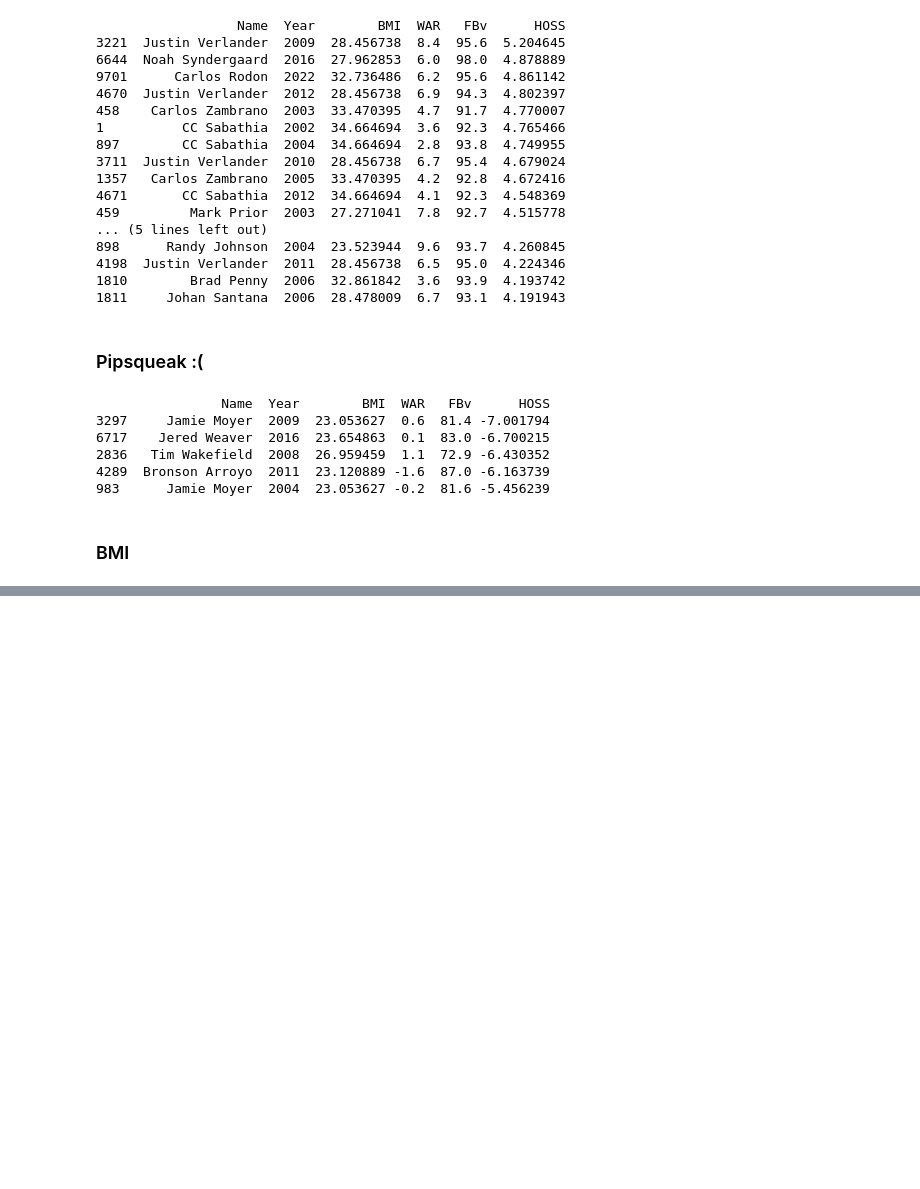
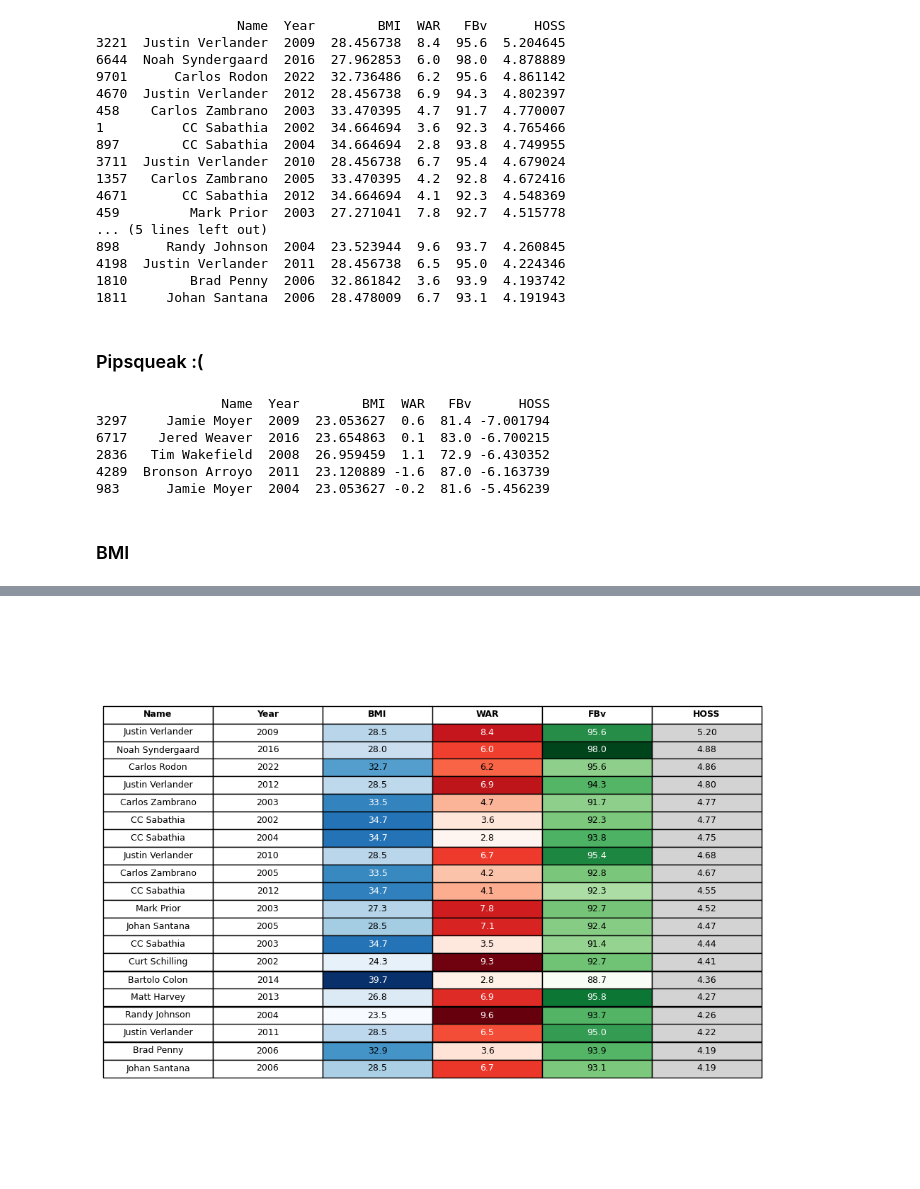
Before and after one commit to ebmorelli/MLB-HOSS, a Jupyter notebook: hoss_history.ipynb, the cells around one changed output, grey strips where cells are left out. Saved outputs shown, nothing was run; the diff lists cells and outputs as text; code cells hidden in the pictures; blank space fills up the shorter version.

Commit message:
Additional graphics

```diff
--- a/hoss_history.ipynb
+++ b/hoss_history.ipynb
@@ -133,0 +248,85 @@ pitchers_sorted[["Name", "Year", "BMI", "WAR", "FBv", "HOSS"]].head(10)
+# %%
+hoss_seasons = pd.DataFrame(pitchers_sorted[pitchers_sorted["HOSS_status"] == False].head(20))
+
+# Choose colormaps for each type of variable
+cmap_bmi = plt.cm.Blues     # continuous, centered around 0
+cmap_war = plt.cm.Reds
+cmap_fbv = plt.cm.Greens
+cmap_hoss = {True: "gold", False: "lightgray"}  # categorical (boolean)
+
+# Normalizers (z-scores already standardized around 0)
+norm_bmi = colors.TwoSlopeNorm(vmin=hoss_seasons["BMI_z"].min(),
+                               vcenter=hoss_seasons["BMI_z"].mean(),
+                               vmax=hoss_seasons["BMI_z"].max())
+
+norm_war = colors.TwoSlopeNorm(vmin=hoss_seasons["WAR_z"].min(),
+                               vcenter=hoss_seasons["WAR_z"].mean(),
+                               vmax=hoss_seasons["WAR_z"].max())
+
+norm_fbv = colors.TwoSlopeNorm(vmin=hoss_seasons["fbv_z"].min(),
+                               vcenter=hoss_seasons["fbv_z"].mean(),
+                               vmax=hoss_seasons["fbv_z"].max())
+
+# Columns to display
+cols_to_show = ["BMI", "WAR", "FBv", "HOSS"]
+
+# Columns to show in the table
+cols_to_show = ["Name", "Year", "BMI", "WAR", "FBv", "HOSS"]
+
+fig, ax = plt.subplots(figsize=(10, 0.5 * len(hoss_seasons)))
+ax.axis("off")
+
+cell_text = []
+cell_colors = []
+
+for _, row in hoss_seasons.iterrows():
+    row_text = []
+    row_colors = []
+
+    # Name (plain text, white background)
+    row_text.append(str(row["Name"]))
+    row_colors.append("white")
+
+    # Year (plain text, white background)
+    row_text.append(str(row["Year"]))
+    row_colors.append("white")
+
+    # BMI (colored by BMI_z)
+    row_text.append(f"{row['BMI']:.1f}")
+    row_colors.append(cmap_bmi(norm_bmi(row["BMI_z"])))
+
+    # WAR (colored by WAR_z)
+    row_text.append(f"{row['WAR']:.1f}")
+    row_colors.append(cmap_war(norm_war(row["WAR_z"])))
+
+    # FBv (colored by fbv_z)
+    row_text.append(f"{row['FBv']:.1f}")
+    row_colors.append(cmap_fbv(norm_fbv(row["fbv_z"])))
+
+    # HOSS → show numeric value, color by boolean
+    row_text.append(f"{row['HOSS']:.2f}")
+    row_colors.append(cmap_hoss[row["HOSS_status"]])
+
+    cell_text.append(row_text)
+    cell_colors.append(row_colors)
+
+# Create the table
+table = ax.table(cellText=cell_text,
+                 colLabels=cols_to_show,
+                 cellColours=cell_colors,
+                 cellLoc="center",
+                 loc="center")
+
+# Loop over cells and set text color based on background
+for key, cell in table.get_celld().items():
+    if key[0] == 0:  # header row → keep black text
+        cell.set_text_props(color="black", weight="bold")
+    else:
+        bg = cell.get_facecolor()
+        text_color = get_contrast_text_color(bg)
+        cell.set_text_props(color=text_color)
+
+table.scale(1.2, 1.5)  # wider/taller cells
+plt.show()
+# %% [output]
+[figure, added]
```
Also changed, not shown: parts of 4 cells of this notebook.
